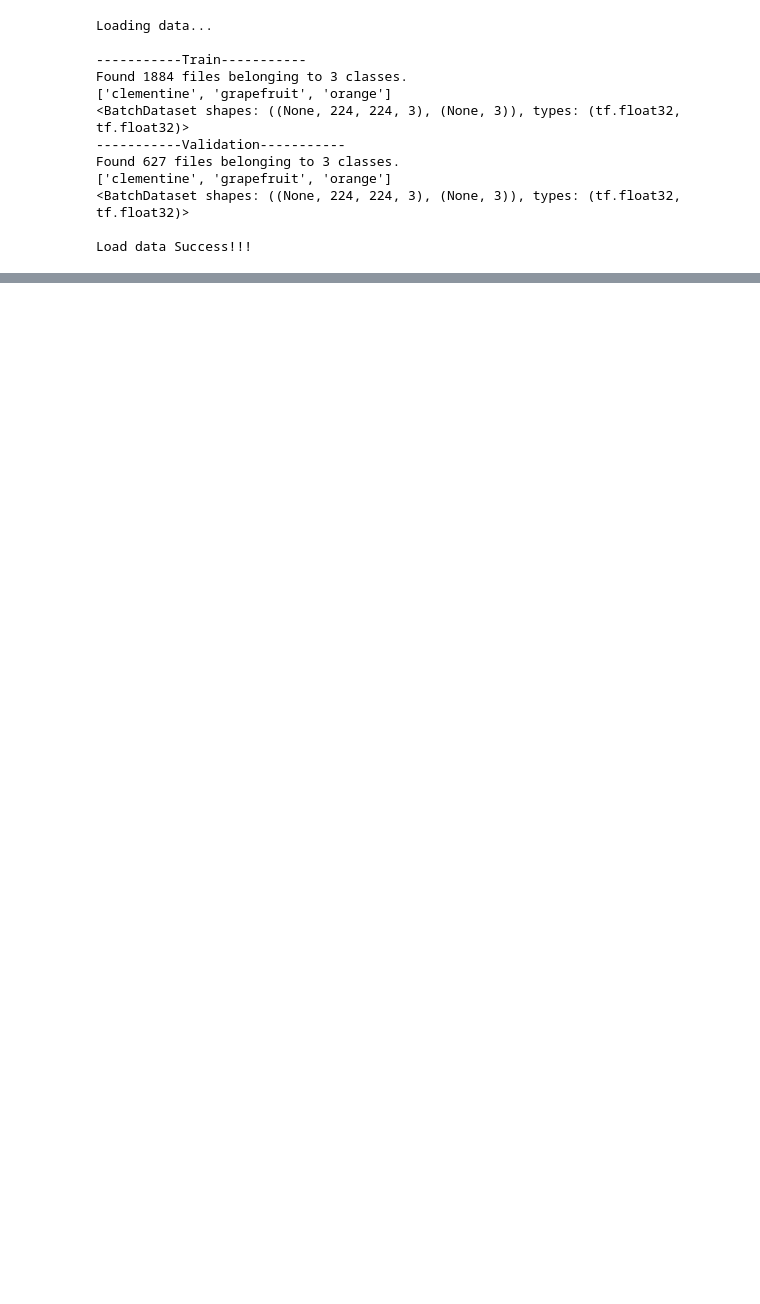
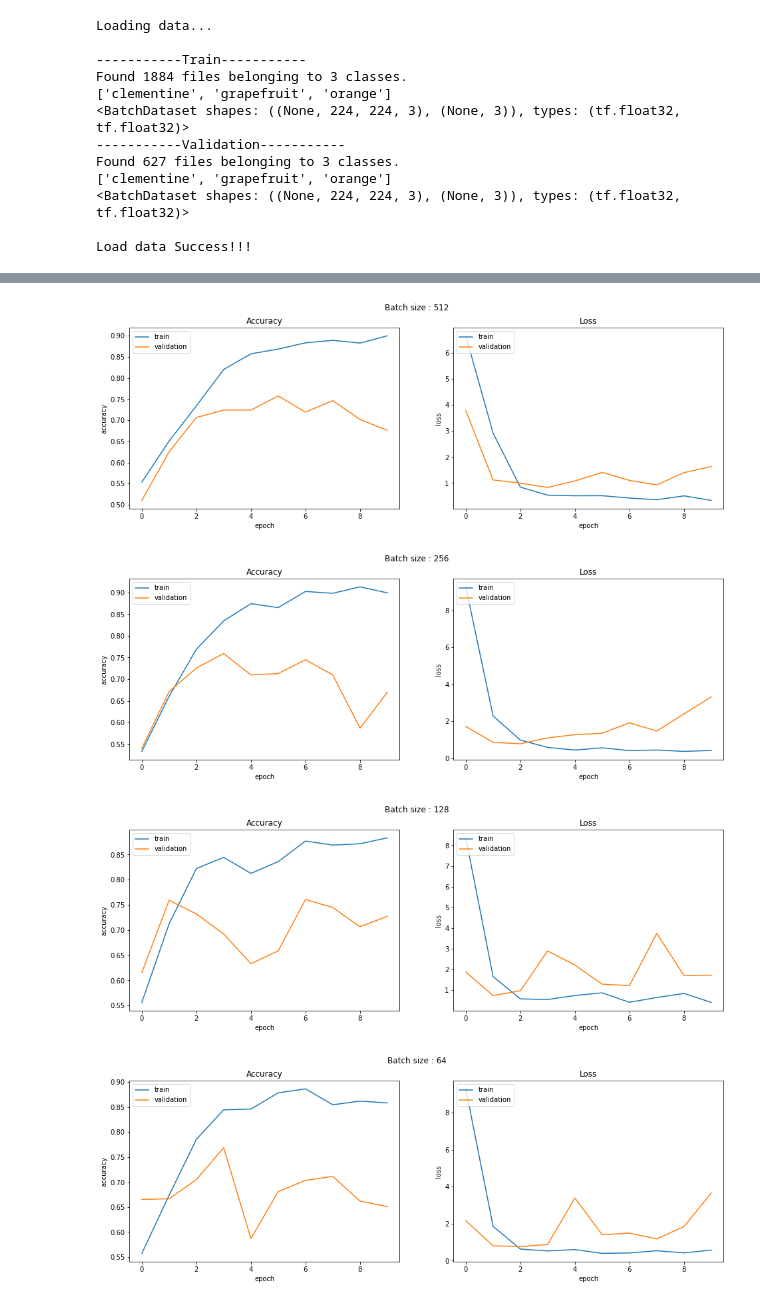
Before and after one commit to LittleLunar/OrangeClassificationDeepLearning, a Jupyter notebook: src/main.ipynb, the cells around one changed output, grey strips where cells are left out. Cells and saved outputs as stored; diff of their text form; code cells hidden in the pictures; blank space fills up the shorter version.

Commit message:
Model2 Dense 512 256 3

```diff
--- a/src/main.ipynb
+++ b/src/main.ipynb
@@ -157,7 +157,7 @@ for i, batch in enumerate(BATCH_SIZE):
                                     VGG,
                                     tf.keras.layers.Flatten(),
                                     tf.keras.layers.Dense(512, activation='relu'),
-                                    tf.keras.layers.Dense(512, activation='relu'),
+                                    tf.keras.layers.Dense(256, activation='relu'),
                                     tf.keras.layers.Dense(3, activation='softmax')
     ])
 
@@ -215,0 +214,4 @@ Epoch 10/10
+[figure, added]
+[figure, added]
+[figure, added]
+[figure, added]
```
Also changed, not shown: parts of 2 cells of this notebook, 8 other files.
